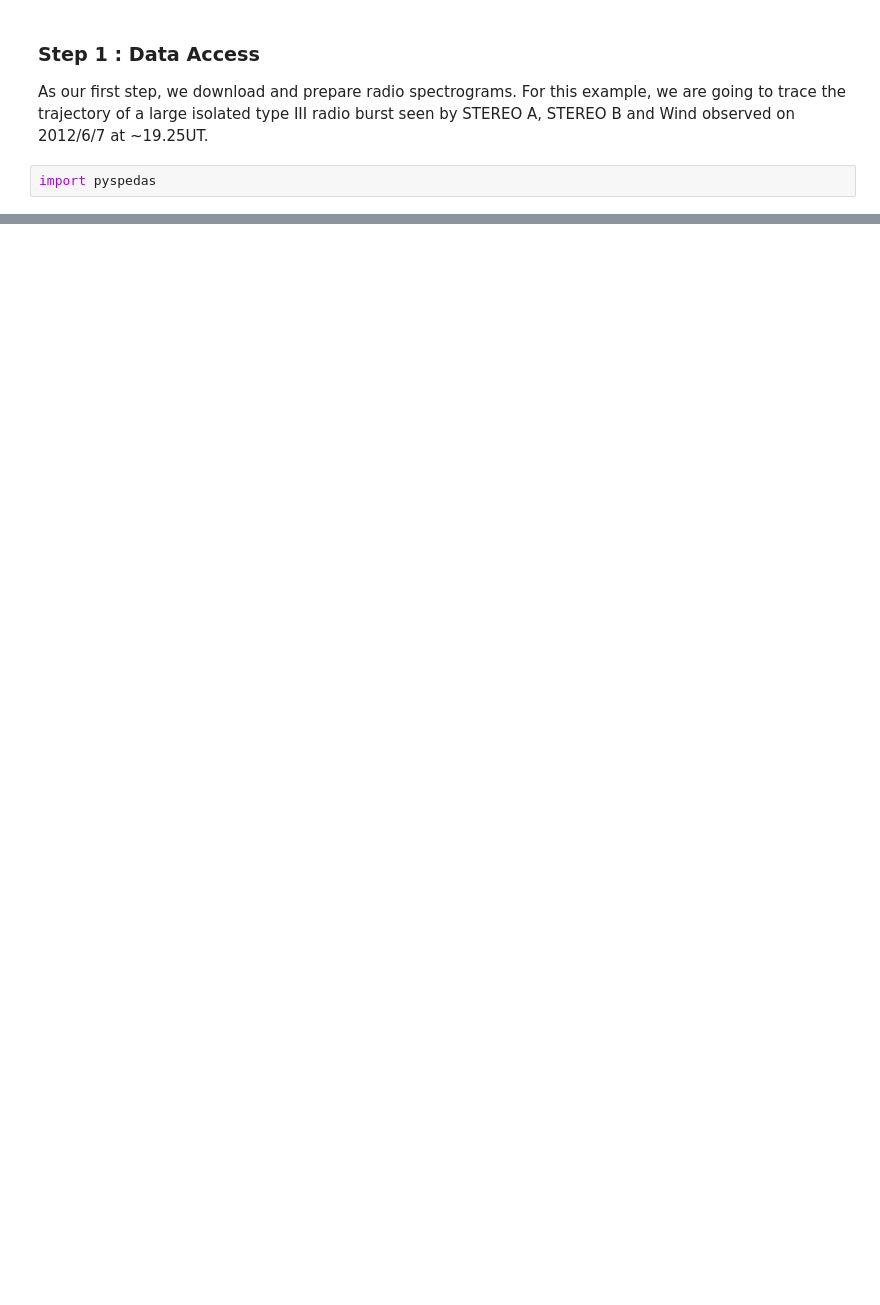
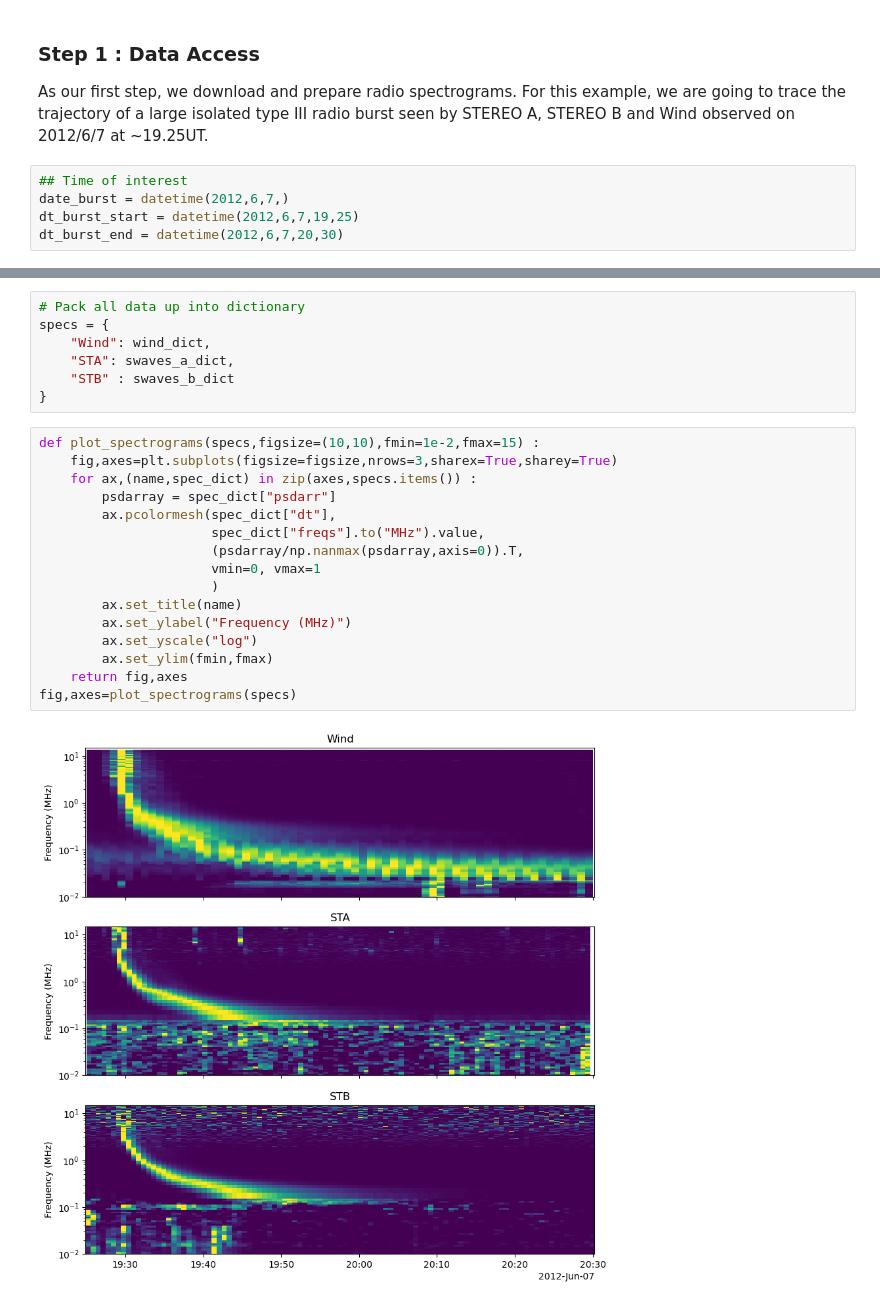
Before and after one commit to STBadman/Radio-Public, a Jupyter notebook: TDOA_OpenSource.ipynb, the cells around one changed output, grey strips where cells are left out. Saved outputs shown, nothing was run; the diff lists cells and outputs as text; blank space fills up the shorter version.

```diff
--- a/TDOA_OpenSource.ipynb
+++ b/TDOA_OpenSource.ipynb
@@ -18,4 +46,7 @@ To go from a real set of radio observations to a radio burst trajectory, there a
 
 As our first step, we download and prepare radio spectrograms. For this example, we are going to trace the trajectory of a large isolated type III radio burst seen by STEREO A, STEREO B and Wind observed on 2012/6/7 at ~19.25UT.
 # %%
-import pyspedas
+## Time of interest
+date_burst = datetime(2012,6,7,)
+dt_burst_start = datetime(2012,6,7,19,25)
+dt_burst_end = datetime(2012,6,7,20,30)
@@ -21,0 +234,25 @@ import pyspedas
+# %%
+# Pack all data up into dictionary
+specs = {
+    "Wind": wind_dict,
+    "STA": swaves_a_dict,
+    "STB" : swaves_b_dict
+}
+# %%
+def plot_spectrograms(specs,figsize=(10,10),fmin=1e-2,fmax=15) :
+    fig,axes=plt.subplots(figsize=figsize,nrows=3,sharex=True,sharey=True)
+    for ax,(name,spec_dict) in zip(axes,specs.items()) :
+        psdarray = spec_dict["psdarr"]
+        ax.pcolormesh(spec_dict["dt"],
+                      spec_dict["freqs"].to("MHz").value,
+                      (psdarray/np.nanmax(psdarray,axis=0)).T,
+                      vmin=0, vmax=1
+                      )
+        ax.set_title(name)
+        ax.set_ylabel("Frequency (MHz)")
+        ax.set_yscale("log")
+        ax.set_ylim(fmin,fmax)
+    return fig,axes
+fig,axes=plot_spectrograms(specs)
+# %% [output]
+[figure, added]
```
Also changed, not shown: parts of 20 cells of this notebook, 1 other file.
